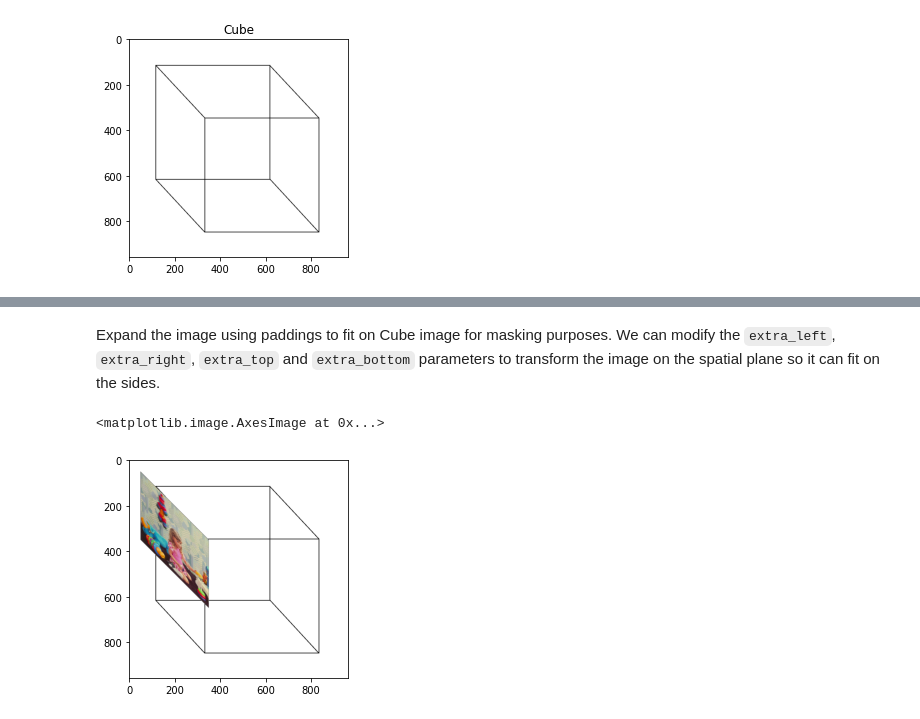
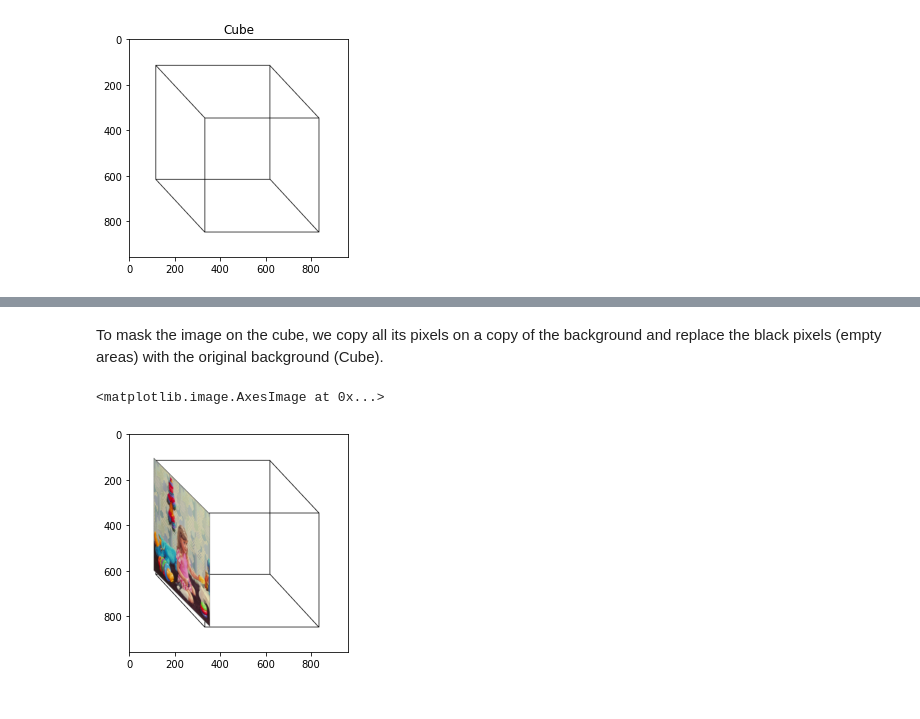
Before and after one commit to Af4rinz/CV-Codelets, a Jupyter notebook: Cube_Transform.ipynb, the cells around one changed output, grey strips where cells are left out. Drawn from its saved outputs; the diff is of its cells as text; code cells hidden in the pictures.

```diff
--- a/Cube_Transform.ipynb
+++ b/Cube_Transform.ipynb
@@ -77,6 +76,9 @@ plt.show()
 ## Transformation Matrix
 # %%
 cube = loadImage('Cube.png')
+# loaded as [0..1] float
+# change to [0..255] int
+cube = (cube*255).astype(np.uint8)
 plt.title('Cube')
 plt.imshow(cube)
 # %% [output]
@@ -87,13 +116,17 @@ plt.imshow(cube)
+# %%
+def affine_transform (img, r, c, T):
+  T_inv = np.linalg.inv(T)
+  transformed = np.zeros((r, c, 3), dtype=np.uint8)
+  for i, row in enumerate(transformed):
+    for j, _ in enumerate(row):
+      transformed[i, j,:] = nearest_neighbours(i, j, img, T_inv)
+  return transformed
 # %%
-T = np.array([[1, 1, 0],[0,1,0],[0,0,1]])
-girl_transformed = np.zeros((1024, 1024, 3), dtype=np.uint8)
-
-for i, row in enumerate(girl_img):
-  for j, col in enumerate(row):
-    pixel_data = girl_img[i, j, :]
-    input_coords = np.array([i, j, 1])
-    i_out, j_out, _ = T @ input_coords
-    girl_transformed[i_out, j_out, :] = pixel_data
-
+T = np.array([[2, 1, 0],
+              [0, 1, 0],
+              [0, 0, 1]])
+girl_transformed = np.zeros((1536, 512, 3), dtype=np.uint8)
+girl_transformed = affine_transform(girl_img, 1536, 512, T)
+plt.figure(figsize=(5,5))
 plt.imshow(girl_transformed)
 # %% [output]
@@ -122,0 +138,4 @@ print(girl_scaled.shape)
+# %%
+import cv2
+girl_scaled = cv2.resize(girl_transformed, (242, 726), cv2.INTER_NEAREST)
+plt.imshow(girl_scaled)
@@ -131,2 +152,0 @@ print(mask.shape)
-# %% [markdown]
-Expand the image using paddings to fit on Cube image for masking purposes. We can modify the `extra_left`, `extra_right`, `extra_top` and `extra_bottom` parameters to transform the image on the spatial plane so it can fit on the sides.
@@ -141,10 +153,14 @@ girl_modified = np.pad(girl_scaled,((extra_left, extra_right), (extra_top, extra
+# %% [markdown]
+To mask the image on the cube, we copy all its pixels on a copy of the background and replace the black pixels (empty areas) with the original background (Cube).
 # %%
 cubed = np.copy(cube)
 # the cube elements are of type float
-cubed = (cubed*255).astype(np.uint8)
-idx=(masked!=0)
-cubed[idx]=girl_modified[idx]
+height, width, _ = girl_scaled.shape
+x, y = 105, 108
+cubed[x:min(x+height, cubed.shape[0]), y:min(y+width, cubed.shape[1])] = girl_scaled
+mask_ind = (cubed == 0)
+cubed[mask_ind] = cube[mask_ind]
 plt.imshow(cubed)
 # %% [output]
 <matplotlib.image.AxesImage at 0x...>
-[figure, old version]
+[figure, new version]
```
Also changed, not shown: parts of 13 cells of this notebook.
